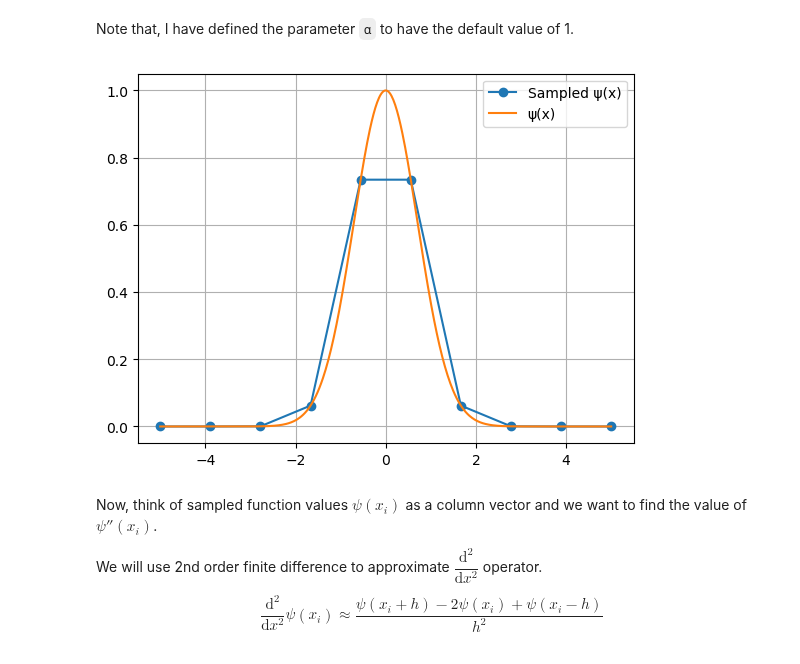
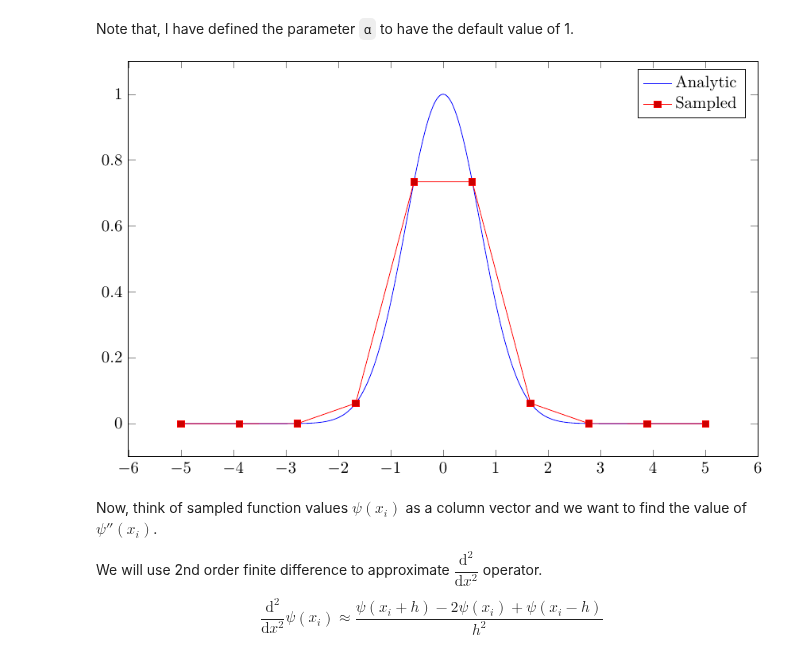
Before and after one commit to f-fathurrahman/ffr-komputasi-material, a Jupyter notebook: ComputationalQM/FD1d_v1.ipynb, the cells around one changed output. Drawn from its saved outputs; the diff is of its cells as text; code cells hidden in the pictures.

```diff
--- a/ComputationalQM/FD1d_v1.ipynb
+++ b/ComputationalQM/FD1d_v1.ipynb
@@ -90,15 +95,16 @@ end
 my_gaussian (generic function with 2 methods)
 # %% [markdown]
 Note that, I have defined the parameter `α` to have the default value of 1.
-# %%
-x_dense = range(x_min, x_max, length=500)
-plt.clf()
-plt.plot(x, my_gaussian.(x), marker="o", label="Sampled ψ(x)")
-plt.plot(x_dense, my_gaussian.(x_dense), label="ψ(x)")
-plt.grid()
-plt.legend();
-# %% [output]
-[figure, removed]
+# %%
+x_dense = range(x_min, x_max, length=500)
+@pgf Axis({ height = "10cm", width = "15cm" },
+  PlotInc( {mark="none"}, Coordinates(x_dense, my_gaussian.(x_dense) ) ),
+  LegendEntry("Analytic"),
+  PlotInc( Coordinates(x, my_gaussian.(x) ) ),
+  LegendEntry("Sampled"),
+)
+# %% [output]
+[figure, added]
 # %% [markdown]
 Now, think of sampled function values $\psi(x_{i})$ as a column vector and we want to find the value of $\psi''(x_{i})$.
 
```
Also changed, not shown: parts of 51 cells of this notebook, 1 other file.
